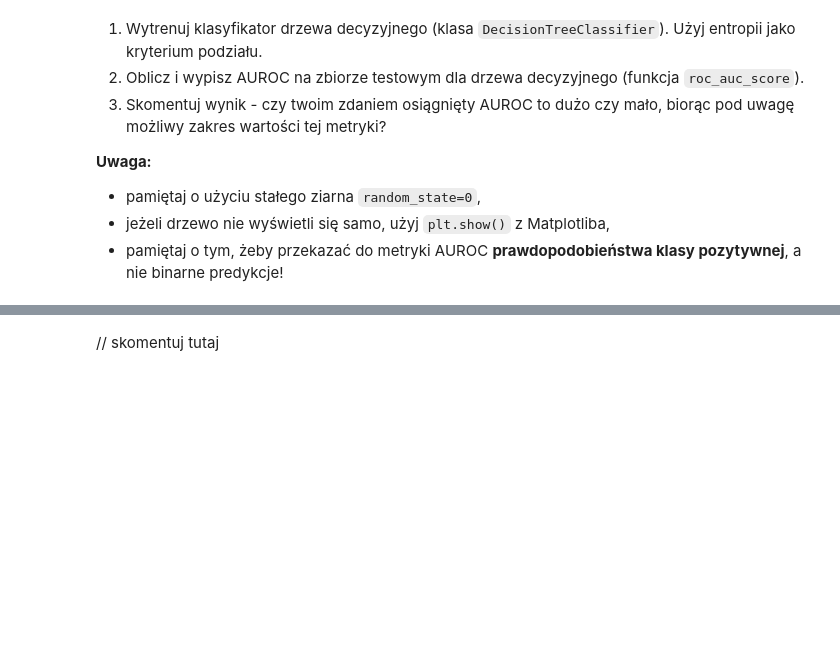
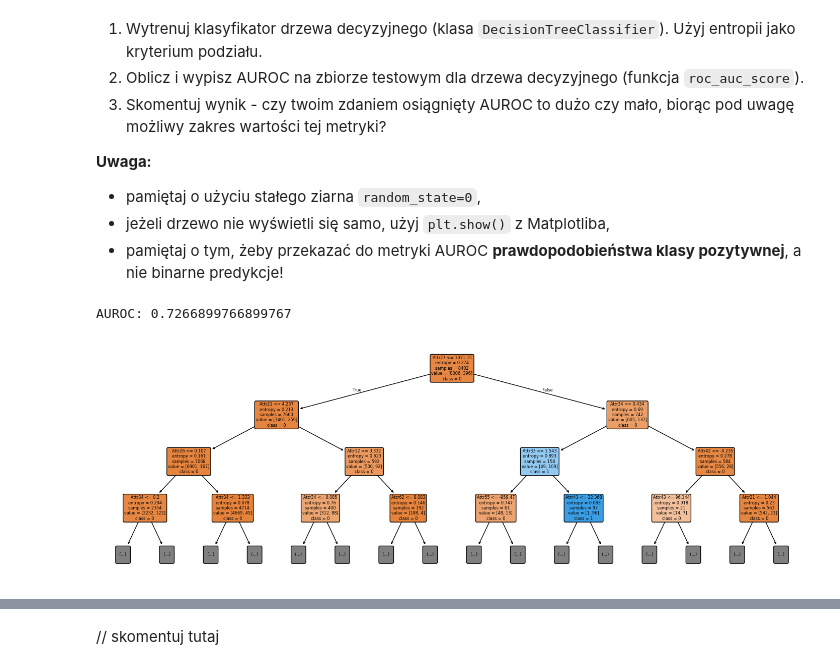
Before and after one commit to mateunow/sztuczna-inteligencja, a Jupyter notebook: lab2/lab_2.ipynb, the cells around one changed output, grey strips where cells are left out. Cells and saved outputs as stored; diff of their text form; code cells hidden in the pictures; blank space fills up the shorter version.

```diff
--- a/lab2/lab_2.ipynb
+++ b/lab2/lab_2.ipynb
@@ -139,3 +252,22 @@ Co ważne, z definicji AUROC, trzeba w niej użyć **prawdopodobieństw klasy po
+# %%
+# your_code
+from sklearn import tree
+from sklearn.tree import DecisionTreeClassifier
+from sklearn.metrics import roc_auc_score
+
+classifier = DecisionTreeClassifier(criterion="entropy", random_state=0)
+classifier.fit(X_train, y_train)
+y_pred = classifier.predict_proba(X_test)[:, 1]
+auroc = roc_auc_score(y_test, y_pred)
+
+print("AUROC:", auroc)
+plt.figure(figsize=(18, 6))
+tree.plot_tree(classifier, max_depth=3, feature_names=list(X.columns),
+               class_names=[str(c) for c in classifier.classes_], filled=True, rounded=True)
+plt.show()
+# %% [output]
+AUROC: 0.7266899766899767
+[figure, added]
 # %%
 assert auroc > 0.7
 
```
Also changed, not shown: parts of 22 cells of this notebook.
